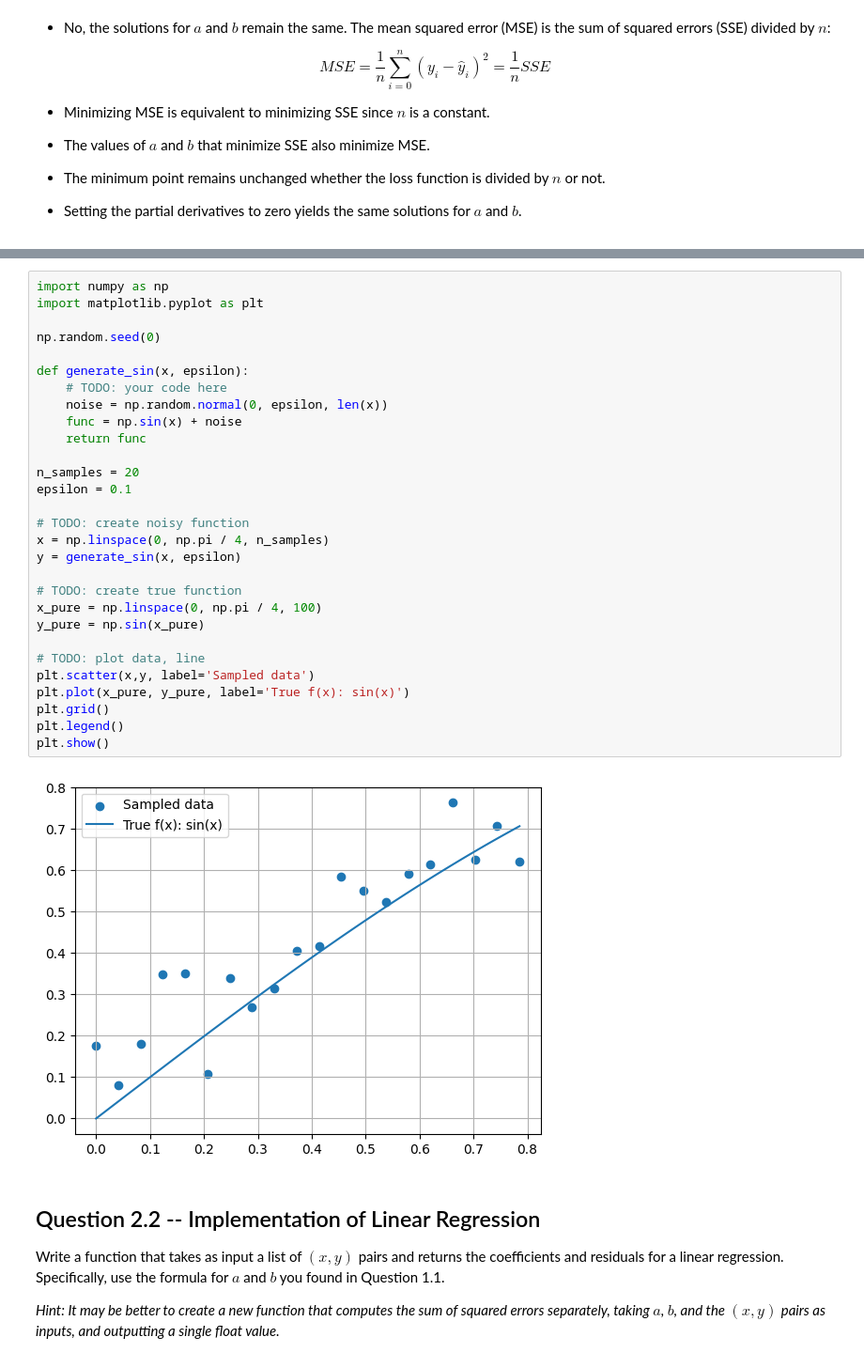
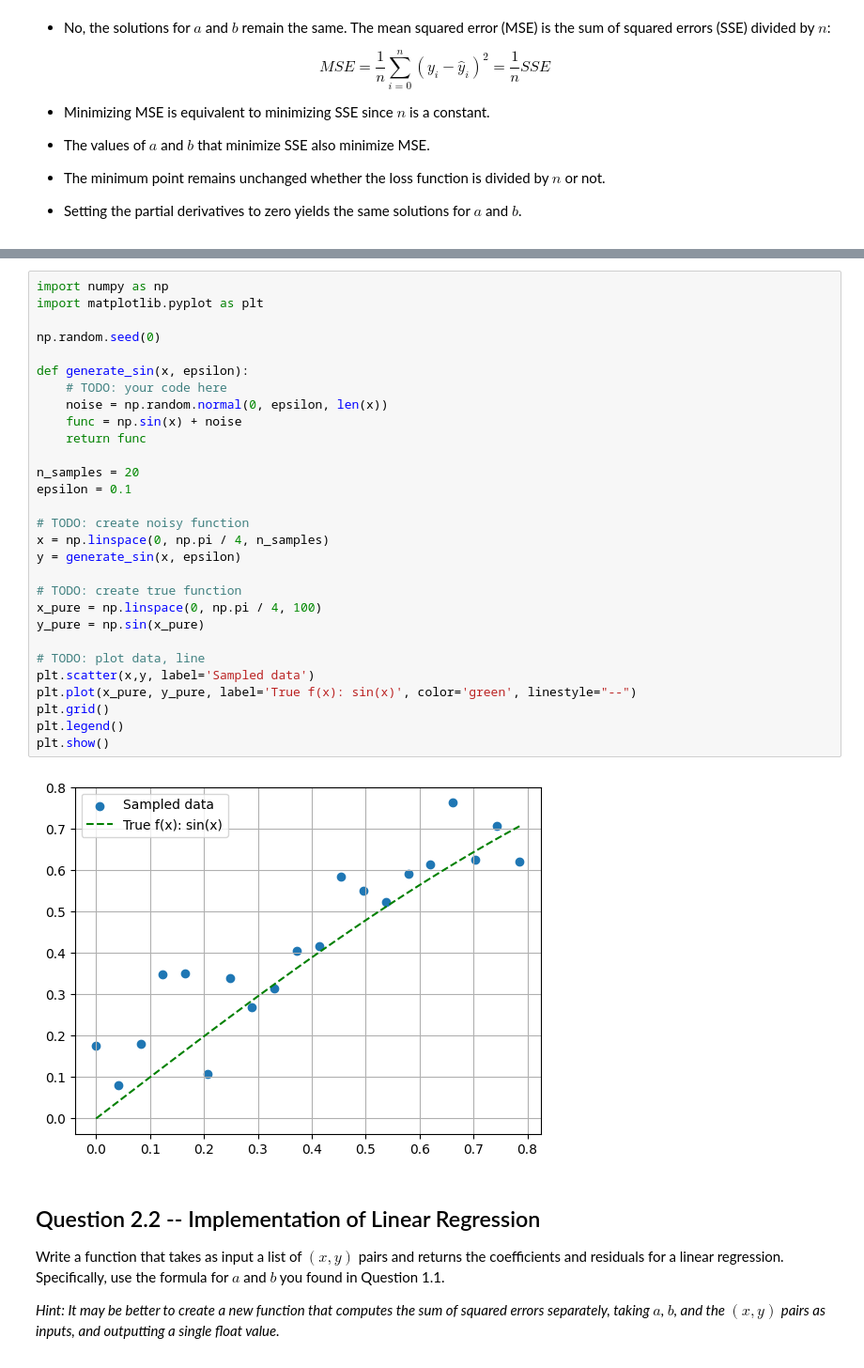
Before and after one commit to sergeGITH/TS, a Jupyter notebook: TMDL_2024_25_Assignment_1,_Qs_only.ipynb, the cells around one changed output, grey strips where cells are left out. Shown: that part at 94% size. Saved outputs shown, nothing was run; the diff lists cells and outputs as text.

```diff
--- a/TMDL_2024_25_Assignment_1,_Qs_only.ipynb
+++ b/TMDL_2024_25_Assignment_1,_Qs_only.ipynb
@@ -113,34 +113,34 @@ Your results should look something like this:
 # %%
 import numpy as np
 import matplotlib.pyplot as plt
 
 np.random.seed(0)
 
 def generate_sin(x, epsilon):
     # TODO: your code here
     noise = np.random.normal(0, epsilon, len(x))
     func = np.sin(x) + noise
     return func
 
 n_samples = 20
 epsilon = 0.1
 
 # TODO: create noisy function
 x = np.linspace(0, np.pi / 4, n_samples)
 y = generate_sin(x, epsilon)
 
 # TODO: create true function
 x_pure = np.linspace(0, np.pi / 4, 100)
 y_pure = np.sin(x_pure)
 
 # TODO: plot data, line
 plt.scatter(x,y, label='Sampled data')
-plt.plot(x_pure, y_pure, label='True f(x): sin(x)')
+plt.plot(x_pure, y_pure, label='True f(x): sin(x)', color='green', linestyle="--")
 plt.grid()
 plt.legend()
 plt.show()
 # %% [output]
-[figure, old version]
+[figure, new version]
 # %% [markdown]
 ## Question 2.2 -- Implementation of Linear Regression
 
```
Also changed, not shown: parts of 1 cell of this notebook.
